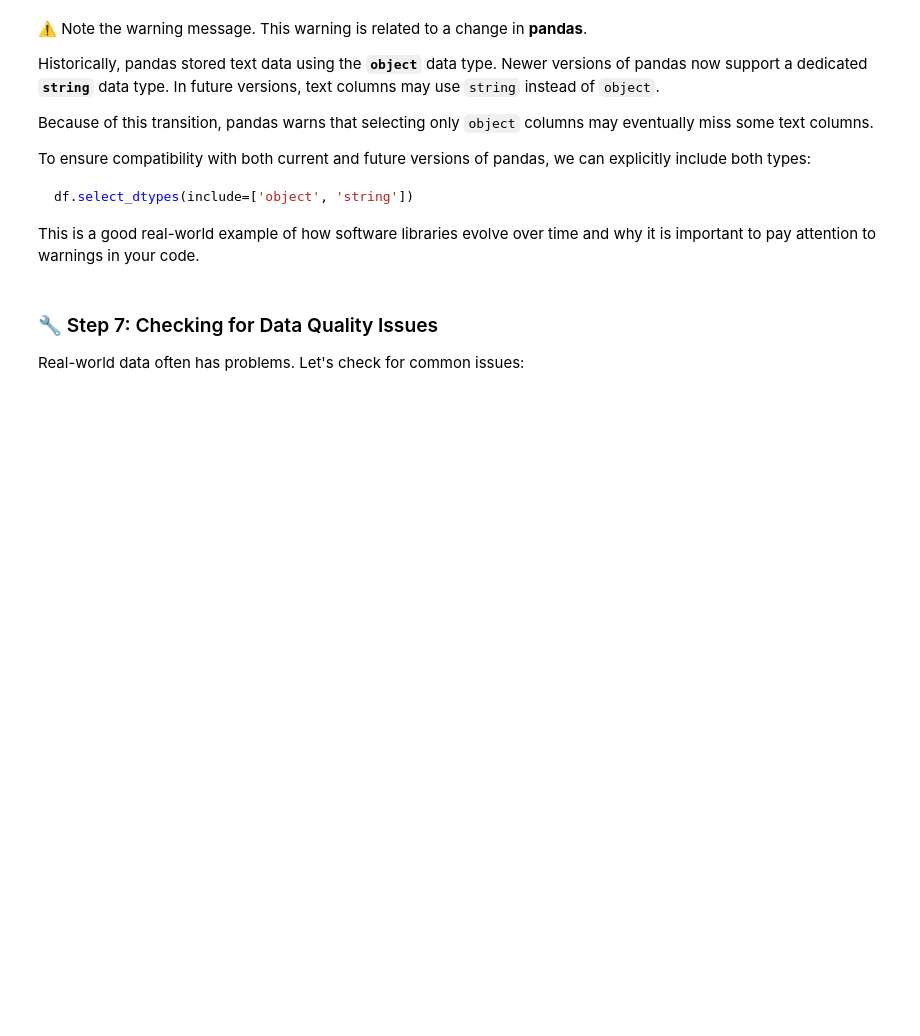
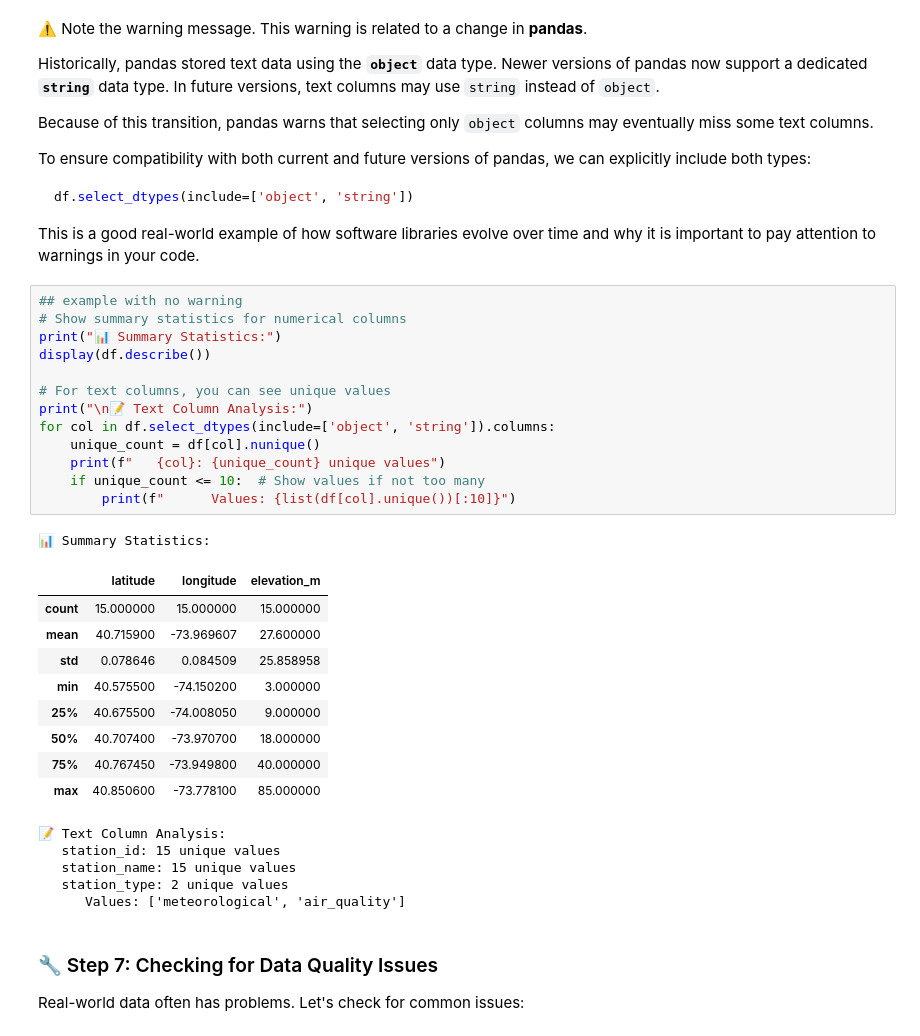
Before and after one commit to tgilbert14/gist604b-python-fa26, a Jupyter notebook: notebooks/pandas/01_function_load_and_explore_gis_data.ipynb, the cells around one changed output. Drawn from its saved outputs; the diff is of its cells as text; blank space fills up the shorter version.

````diff
--- a/notebooks/pandas/01_function_load_and_explore_gis_data.ipynb
+++ b/notebooks/pandas/01_function_load_and_explore_gis_data.ipynb
@@ -167,6 +229,35 @@ df.select_dtypes(include=['object', 'string'])
 ```
 
 This is a good real-world example of how software libraries evolve over time and why it is important to pay attention to warnings in your code.
+# %%
+## example with no warning
+# Show summary statistics for numerical columns
+print("📊 Summary Statistics:")
+display(df.describe())
+
+# For text columns, you can see unique values
+print("\n📝 Text Column Analysis:")
+for col in df.select_dtypes(include=['object', 'string']).columns:
+    unique_count = df[col].nunique()
+    print(f"   {col}: {unique_count} unique values")
+    if unique_count <= 10:  # Show values if not too many
+        print(f"      Values: {list(df[col].unique())[:10]}")
+# %% [output]
+📊 Summary Statistics:
+|  | latitude | longitude | elevation_m |
+| count | 15.000000 | 15.000000 | 15.000000 |
+| mean | 40.715900 | -73.969607 | 27.600000 |
+| std | 0.078646 | 0.084509 | 25.858958 |
+| min | 40.575500 | -74.150200 | 3.000000 |
+| 25% | 40.675500 | -74.008050 | 9.000000 |
+| 50% | 40.707400 | -73.970700 | 18.000000 |
+| 75% | 40.767450 | -73.949800 | 40.000000 |
+| max | 40.850600 | -73.778100 | 85.000000 |
+📝 Text Column Analysis:
+   station_id: 15 unique values
+   station_name: 15 unique values
+   station_type: 2 unique values
+      Values: ['meteorological', 'air_quality']
 # %% [markdown]
 ### 🔧 Step 7: Checking for Data Quality Issues
 
````
Also changed, not shown: parts of 10 cells of this notebook, 1 other file.
